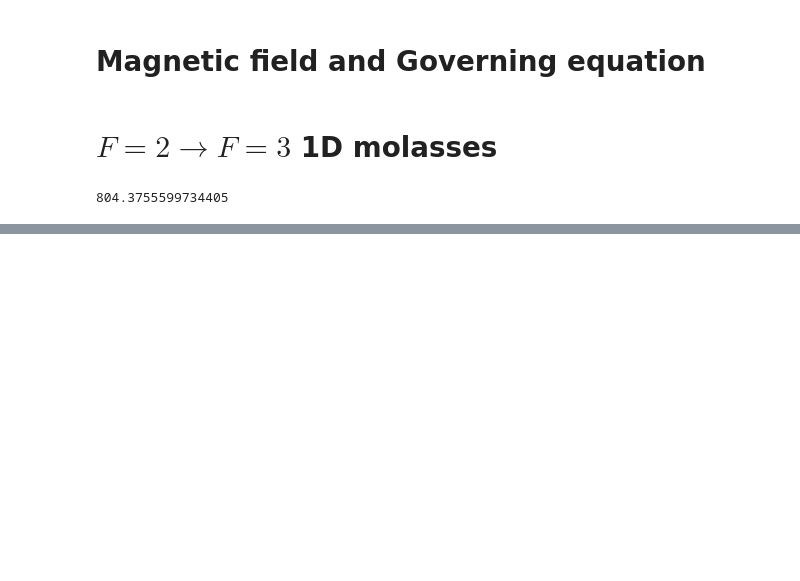
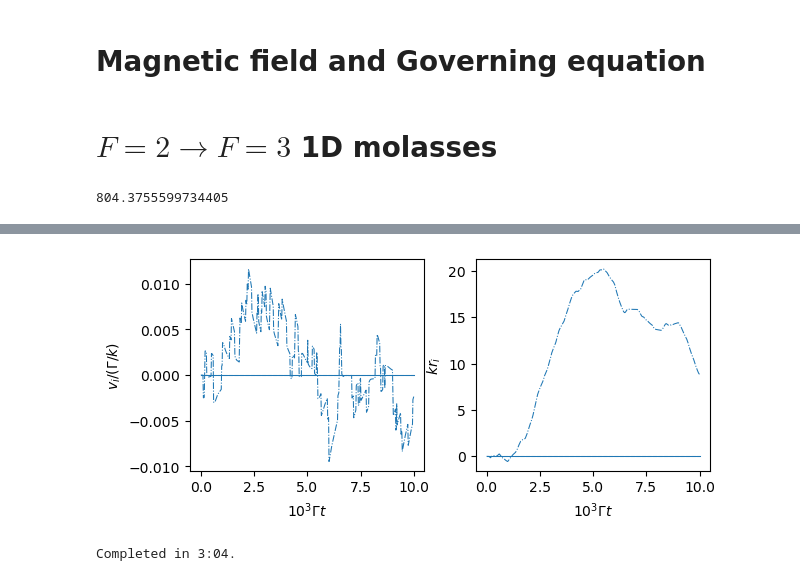
Before and after one commit to 5ikKwon/MOTSimulation, a Jupyter notebook: Testbed.ipynb, the cells around one changed output, grey strips where cells are left out. Cells and saved outputs as stored; diff of their text form; code cells hidden in the pictures; blank space fills up the shorter version.

```diff
--- a/Testbed.ipynb
+++ b/Testbed.ipynb
@@ -160,0 +199,56 @@ axins.set_ylim(-0.025, 0.025);
+# %%
+fig, ax = plt.subplots(1, 2, figsize=(6.5, 2.75))
+ll = 0
+styles = ['-', '--', '-.']
+for jj in range(3):
+    ax[0].plot(obe.sol.t/1e3,
+               obe.sol.v[jj], styles[jj],
+               color='C%d'%ll, linewidth=0.75)
+    ax[1].plot(obe.sol.t/1e3,
+               obe.sol.r[jj],
+               styles[jj], color='C%d'%ll, linewidth=0.75)
+
+#ax[1].set_ylim(-5., 5.)
+ax[0].set_ylabel('$v_i/(\Gamma/k)$')
+ax[1].set_ylabel('$k r_i$')
+ax[0].set_xlabel('$10^{3} \Gamma t$')
+ax[1].set_xlabel('$10^{3} \Gamma t$')
+fig.subplots_adjust(left=0.1, wspace=0.22)
+# %% [output]
+[figure, added]
+# %%
+import pathos
+if hasattr(obe, 'sol'):
+    del obe.sol
+
+t_eval = np.linspace(0, tmax, 5001)
+
+def generate_random_solution(x, tmax=1e4):
+    # We need to generate random numbers to prevent solutions from being seeded
+    # with the same random number.
+    np.random.rand(256*x)
+    obe.set_initial_position(np.array([0., 0., 0.]))
+    obe.set_initial_velocity(np.array([0., 0., 0.]))
+    obe.set_initial_rho_equally()
+    obe.evolve_motion(
+        [0, tmax],
+        t_eval=t_eval,
+        random_recoil=True,
+        events=(),
+        max_scatter_probability=0.5,
+        record_force=True,
+        freeze_axis=[True, True, False]
+    )
+
+    return obe.sol
+
+Natoms = 96
+chunksize = 4
+sols = []
+progress = progressBar()
+for jj in range(int(Natoms/chunksize)):
+    with pathos.pools.ProcessPool(nodes=4) as pool:
+        sols += pool.map(generate_random_solution, range(chunksize))
+    progress.update((jj+1)/int(Natoms/chunksize))
+# %% [output]
+Completed in 3:04.
```
Also changed, not shown: parts of 8 cells of this notebook, 2 other files.
